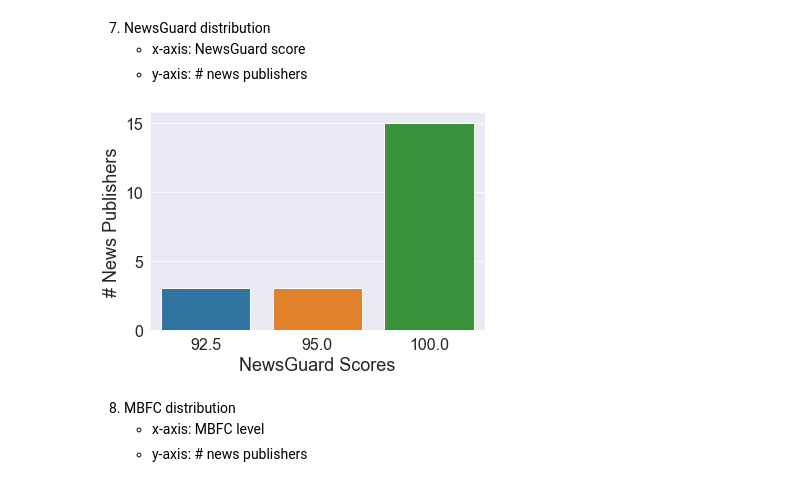
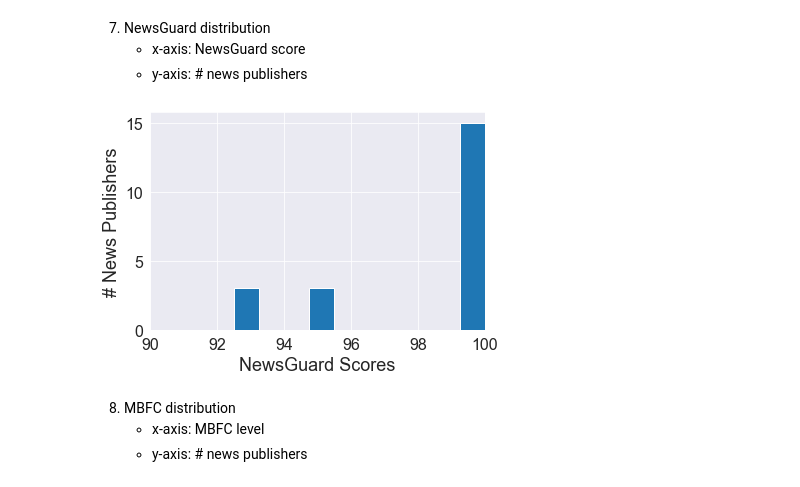
Before and after one commit to apurvamulay/ReCOVery, a Jupyter notebook: code/DataDistribution.ipynb, the cells around one changed output. Cells and saved outputs as stored; diff of their text form; code cells hidden in the pictures.

```diff
--- a/code/DataDistribution.ipynb
+++ b/code/DataDistribution.ipynb
@@ -312,27 +313,28 @@ plt.show()
 # %%
 news_publishers = []
 newsguard_scores = []
 
 for CSV_FILE_NAME in CSV_FILE_NAMES0:
     if CSV_FILE_NAME[:12]=="news-dataset":
         df = pd.read_csv(CSV_FILE_DIR0 + '/' + CSV_FILE_NAME)
         news_publishers.append(df['publisher'][0])
         newsguard_scores.append(df['news_guard_score'][0])
 
 # for CSV_FILE_NAME in CSV_FILE_NAMES1:
 #     if CSV_FILE_NAME[:12]=="news-dataset":
 #         df = pd.read_csv(CSV_FILE_DIR1 + '/' + CSV_FILE_NAME)
 #         news_publishers.append(df['publisher'][0])
 #         newsguard_score.append(df['news_guard_score'][0])
 
-ax = sns.countplot(newsguard_scores)
+# ax = sns.countplot(newsguard_scores)
+ax = sns.distplot(newsguard_scores, bins=10, hist=True, kde=False, rug=False, fit=None, norm_hist=False, hist_kws=hist_kws)
 plt.xlabel('NewsGuard Scores')
 plt.ylabel('# News Publishers')
-# plt.ylim([0,30])
+plt.xlim([90, 100])
 plt.savefig(CSV_FILE_DIR_HEAD+'figure/newsGuardScore0_count.eps', bbox_inches='tight')
 plt.show()
 # %% [output]
-[figure, old version]
+[figure, new version]
 # %% [markdown]
 8. MBFC distribution
     - x-axis: MBFC level
```
Also changed, not shown: parts of 6 cells of this notebook, 12 other files.
